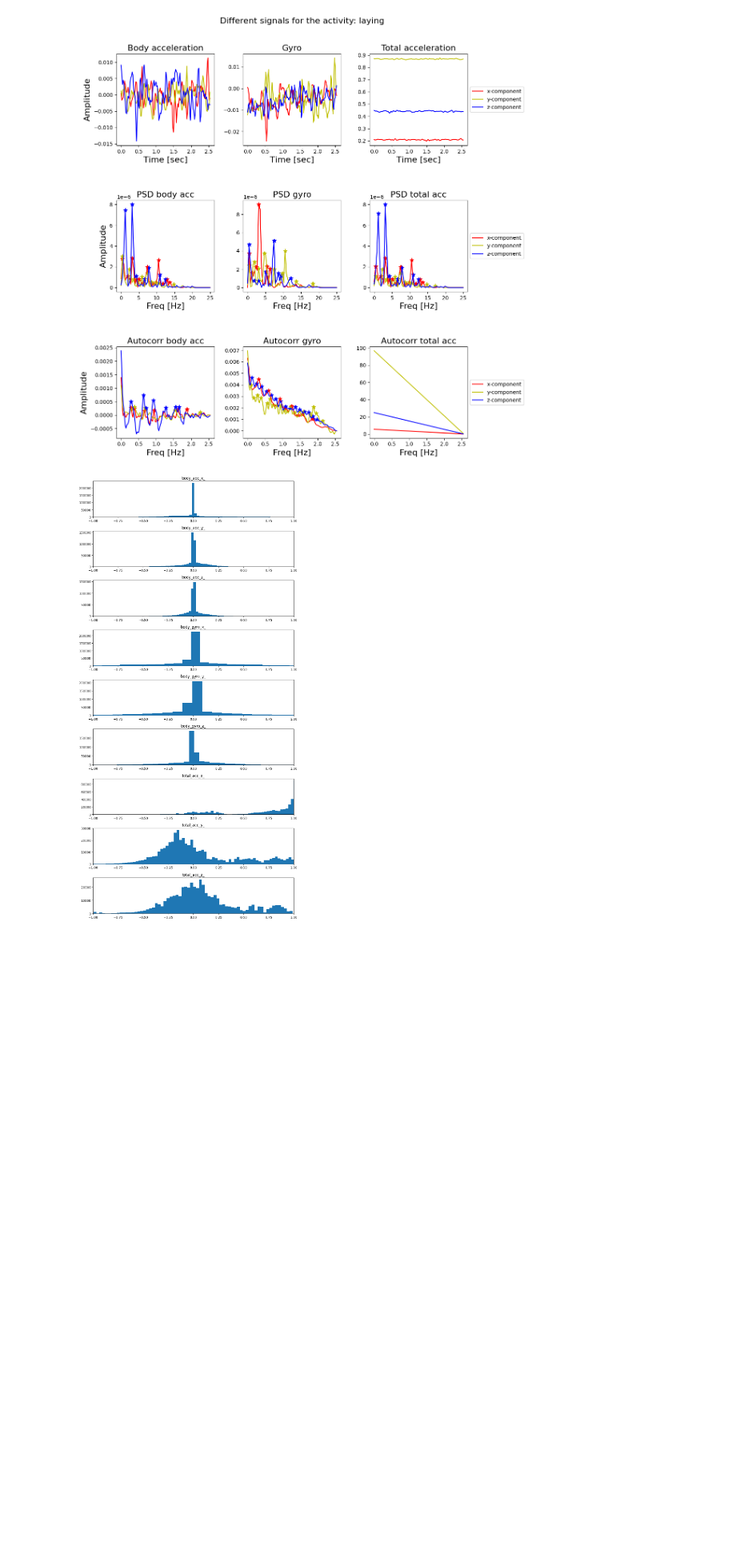
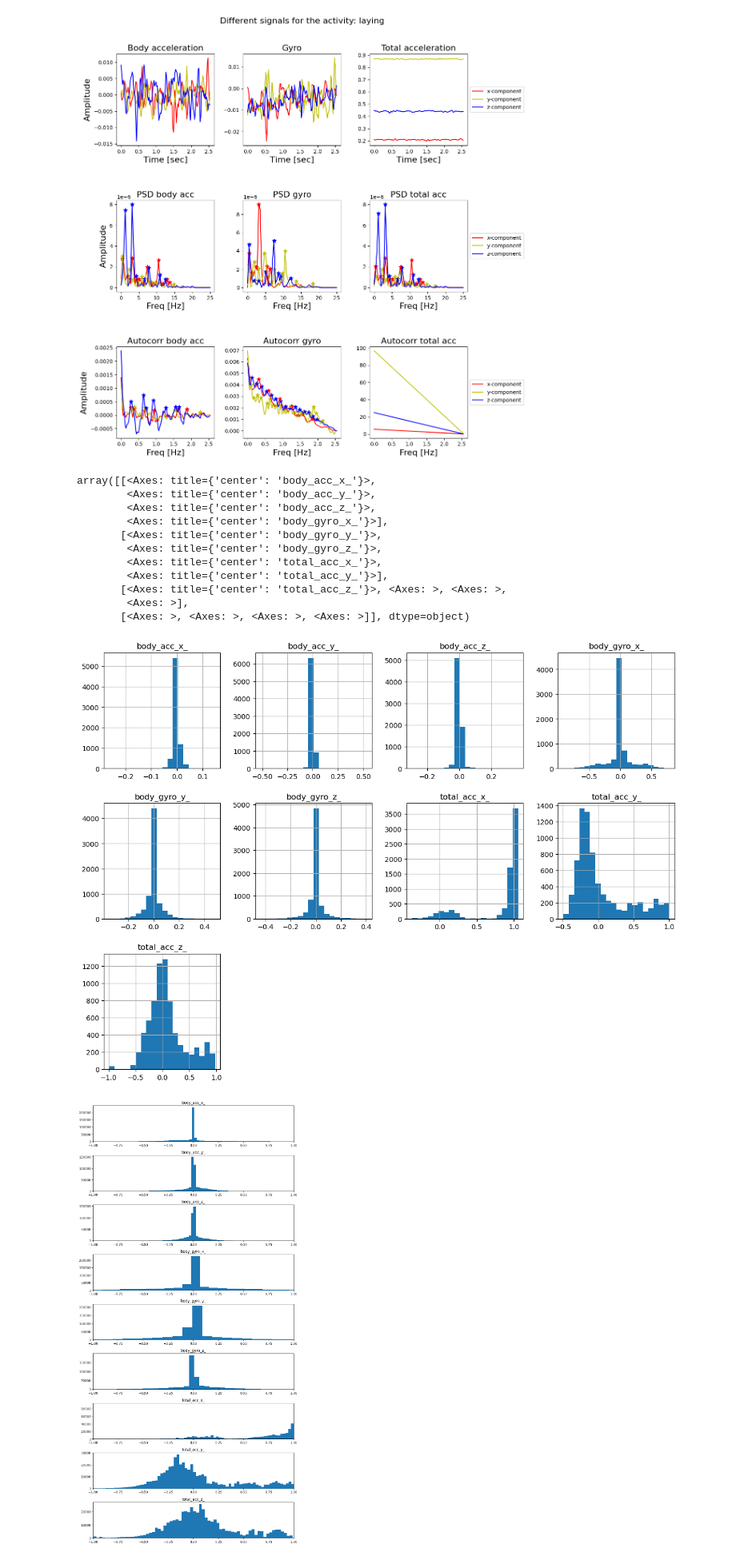
Before and after one commit to Diego-Astaburuaga/Tarea-2-IML, a Jupyter notebook: Entregable_Tarea_2.ipynb, the cells around one changed output. Shown at 80% size. Saved outputs shown, nothing was run; the diff lists cells and outputs as text; code cells hidden in the pictures; blank space fills up the shorter version.

```diff
--- a/Entregable_Tarea_2.ipynb
+++ b/Entregable_Tarea_2.ipynb
@@ -1162,6 +1260,21 @@ plt.subplots_adjust(top=0.90, hspace=0.6)
 plt.show()
 # %% [output]
 [figure]
+# %%
+bix_train.hist(figsize=(15,15), layout=(4,4), bins=20)
+# %% [output]
+array([[<Axes: title={'center': 'body_acc_x_'}>,
+        <Axes: title={'center': 'body_acc_y_'}>,
+        <Axes: title={'center': 'body_acc_z_'}>,
+        <Axes: title={'center': 'body_gyro_x_'}>],
+       [<Axes: title={'center': 'body_gyro_y_'}>,
+        <Axes: title={'center': 'body_gyro_z_'}>,
+        <Axes: title={'center': 'total_acc_x_'}>,
+        <Axes: title={'center': 'total_acc_y_'}>],
+       [<Axes: title={'center': 'total_acc_z_'}>, <Axes: >, <Axes: >,
+        <Axes: >],
+       [<Axes: >, <Axes: >, <Axes: >, <Axes: >]], dtype=object)
+[figure, added]
 # %%
 def plot_distributions(trainX):
     # Remove overlap
```
Also changed, not shown: parts of 7 cells of this notebook.
